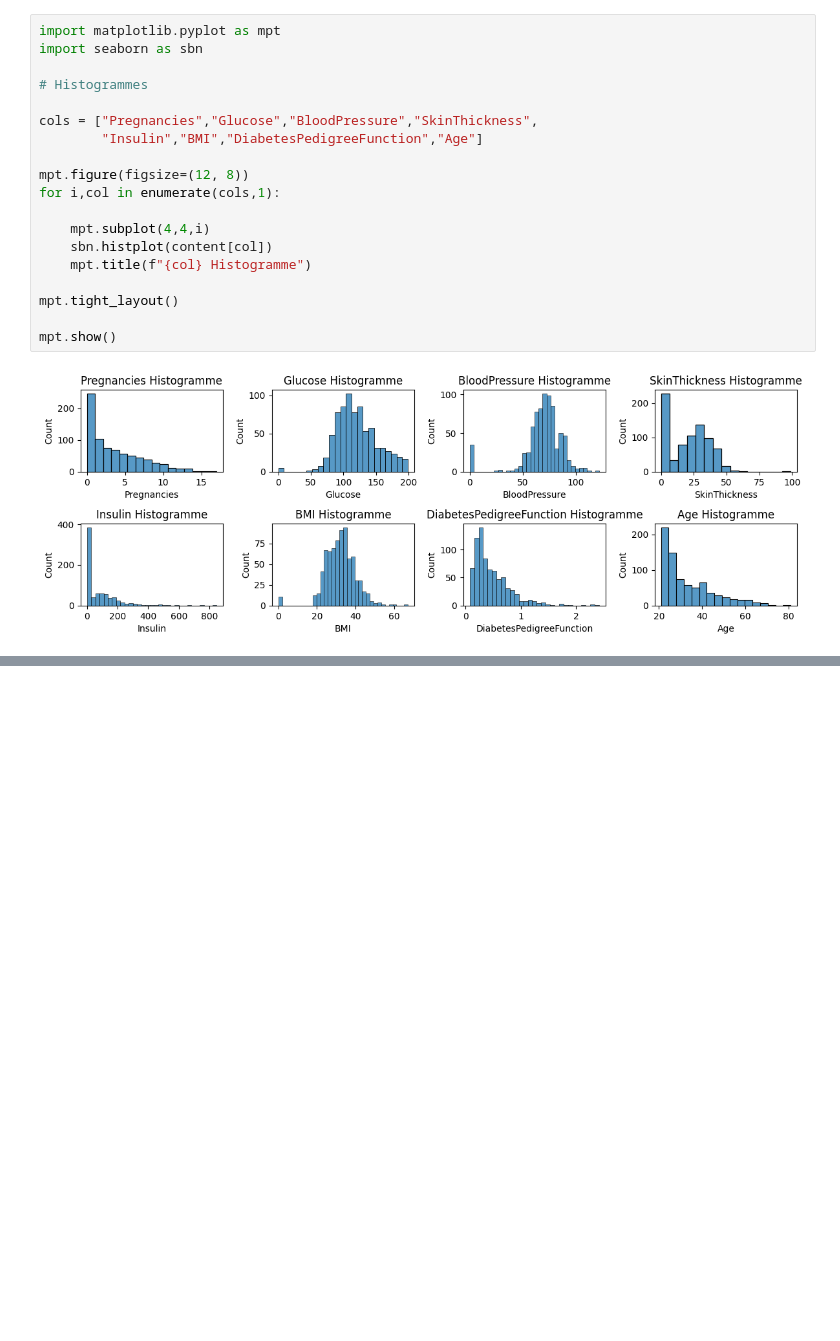
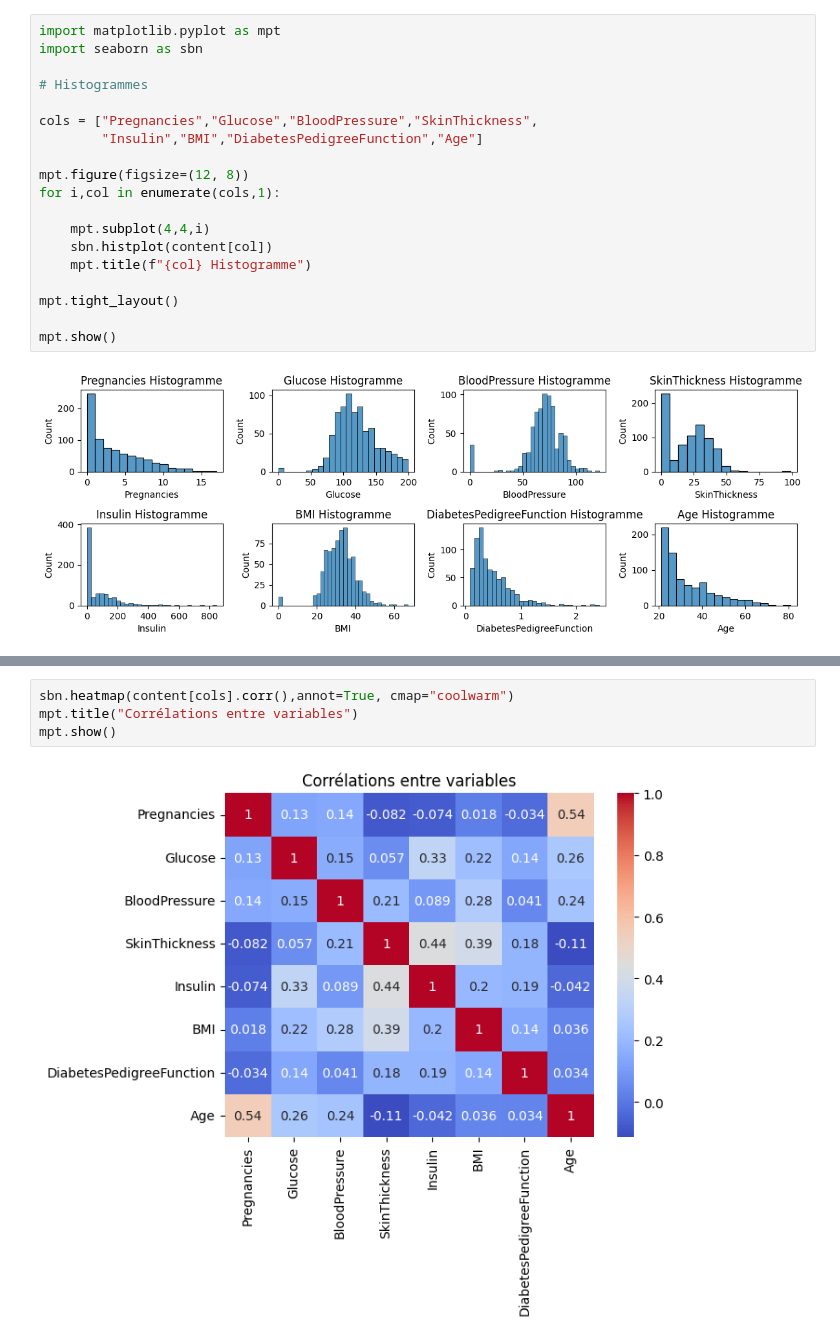
Before and after one commit to bouchta65/DiabetesTrackAI, a Jupyter notebook: src/app.ipynb, the cells around one changed output, grey strips where cells are left out. Saved outputs shown, nothing was run; the diff lists cells and outputs as text; blank space fills up the shorter version.

```diff
--- a/src/app.ipynb
+++ b/src/app.ipynb
@@ -99,0 +109,6 @@ mpt.show()
+# %%
+sbn.heatmap(content[cols].corr(),annot=True, cmap="coolwarm")
+mpt.title("Corrélations entre variables")
+mpt.show()
+# %% [output]
+[figure, added]
```
Also changed, not shown: parts of 2 cells of this notebook.
